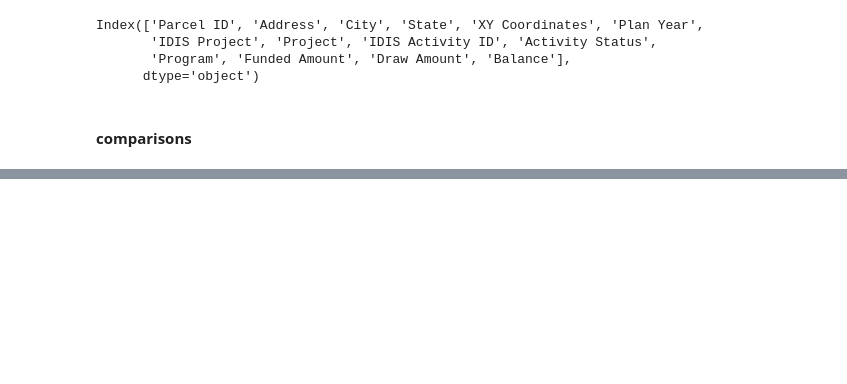
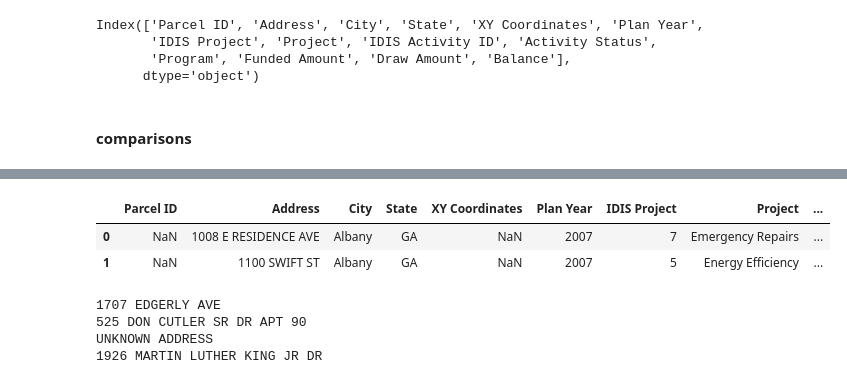
Before and after one commit to asensio-lab/albany-housing-analytics, a Jupyter notebook: preprocessing/housing/housing_data_read_v02.ipynb, the cells around one changed output, grey strips where cells are left out. Drawn from its saved outputs; the diff is of its cells as text; code cells hidden in the pictures; blank space fills up the shorter version.

```diff
--- a/preprocessing/housing/housing_data_read_v02.ipynb
+++ b/preprocessing/housing/housing_data_read_v02.ipynb
@@ -294,0 +347,6 @@ KeyboardInterrupt:
+# %%
+df_parsecdbg.head(2)
+# %% [output]
+|  | Parcel ID | Address | City | State | XY Coordinates | Plan Year | IDIS Project | Project | ... |
+| 0 | NaN | 1008 E RESIDENCE AVE | Albany | GA | NaN | 2007 | 7 | Emergency Repairs | ... |
+| 1 | NaN | 1100 SWIFT ST | Albany | GA | NaN | 2007 | 5 | Energy Efficiency | ... |
@@ -294,0 +373,8 @@ KeyboardInterrupt:
+# %%
+minmaxseries(s_parsehome)
+minmaxseries(s_parsecdbg)
+# %% [output]
+1707 EDGERLY AVE
+525 DON CUTLER SR DR APT 90
+UNKNOWN ADDRESS
+1926 MARTIN LUTHER KING JR DR
```
Also changed, not shown: parts of 78 cells of this notebook.
